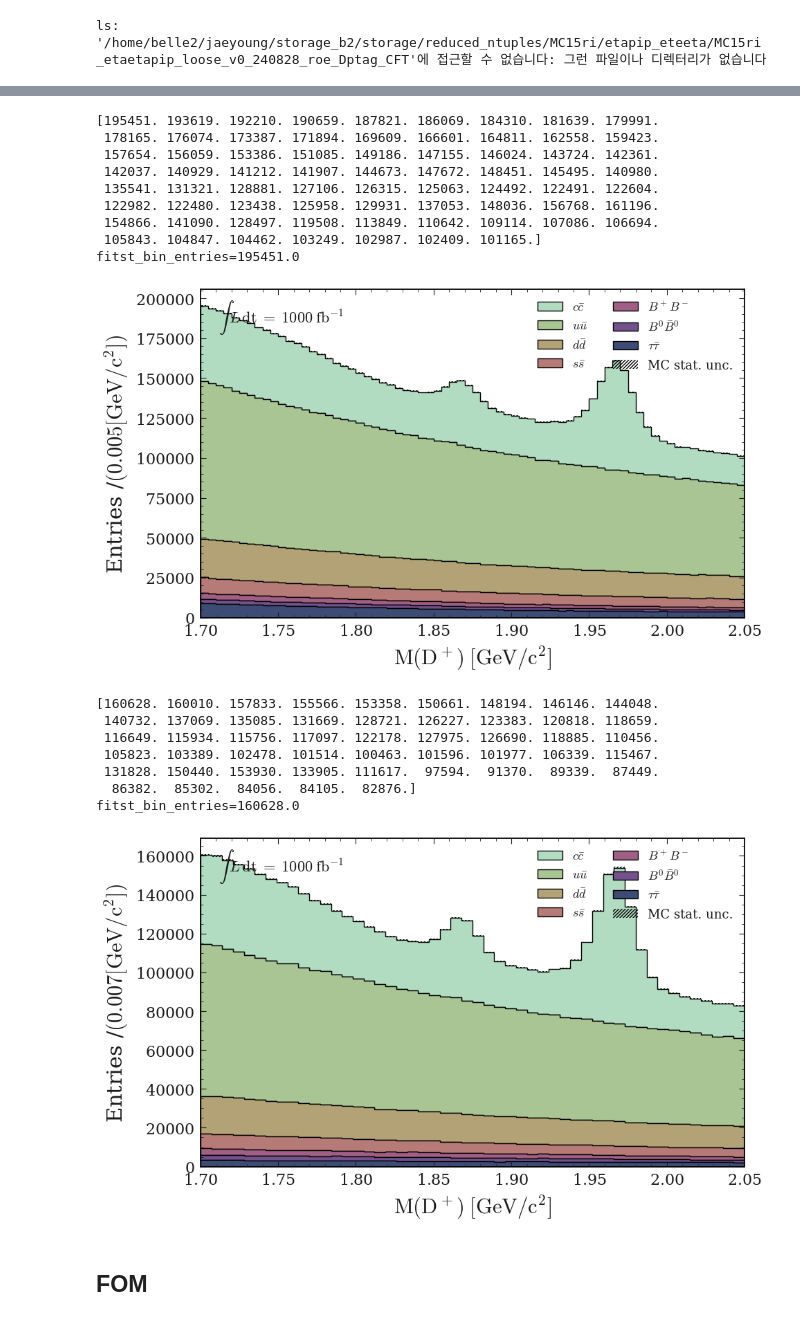
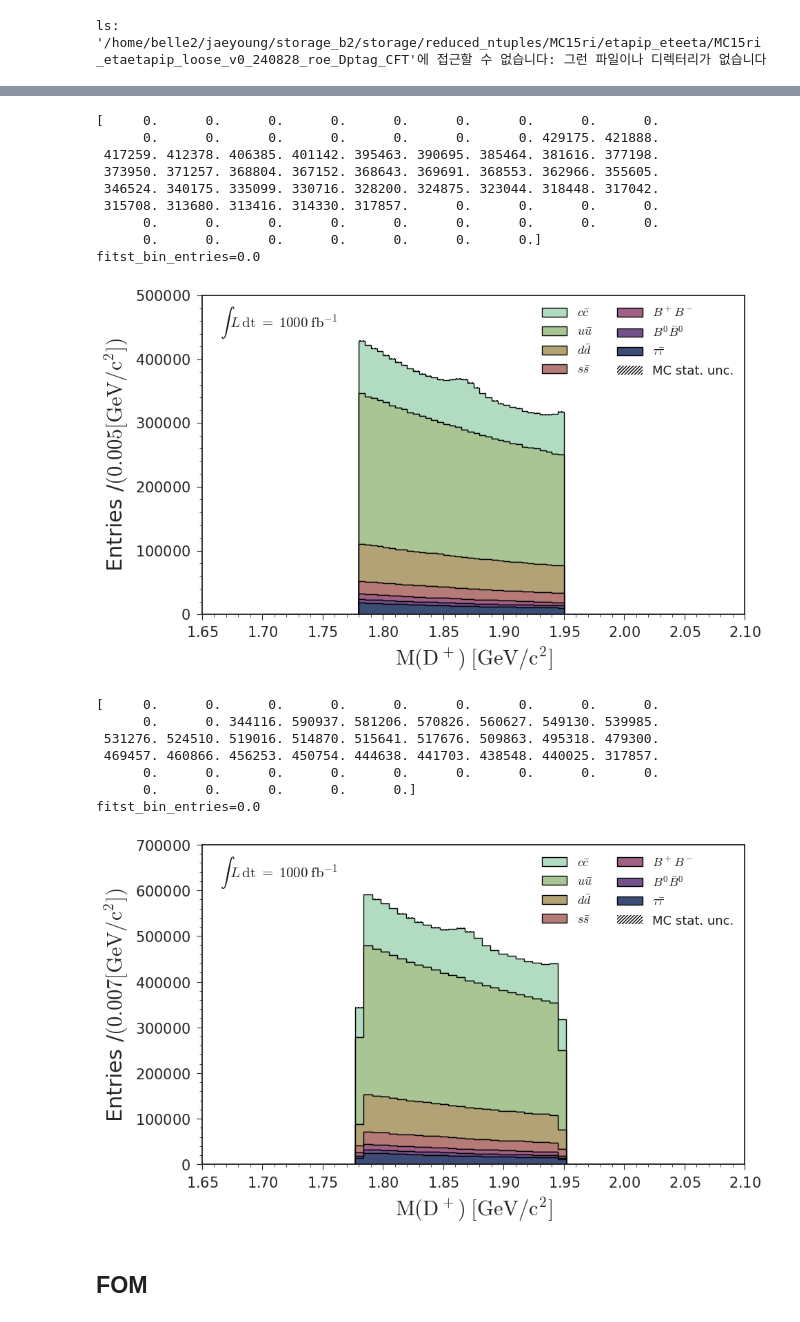
Before and after one commit to jykim-physics/DRAW_and_FITTING, a Jupyter notebook: main/ANALYSIS/FOM/etapip_gg/MC15ri_FOM.ipynb, the cells around one changed output, grey strips where cells are left out. Saved outputs shown, nothing was run; the diff lists cells and outputs as text; code cells hidden in the pictures.

```diff
--- a/main/ANALYSIS/FOM/etapip_gg/MC15ri_FOM.ipynb
+++ b/main/ANALYSIS/FOM/etapip_gg/MC15ri_FOM.ipynb
@@ -30,6 +29,6 @@ The autoreload extension is already loaded. To reload it, use:
 # %%
 base_file_loc = '/home/belle2/jaeyoung/storage_b2/storage/reduced_ntuples/MC15ri/etapip_eteeta/MC15ri_etaetapip_loose_v0_240828_roe_Dptag_CFT'
-base_file_loc = '/share/storage/jykim/storage_b2/storage/reduced_ntuples/MC15ri/etapip_eteeta/MC15ri_etaetapip_loose_v0_240828_roe_Dptag_CFT_addcosHel'
+base_file_loc = '/share/storage/jykim/storage_b2/storage/reduced_ntuples/MC15ri/etapip_eteeta/MC15ri_etaetapip_loose_v1_241013_roe_Dptag_CFT_nopi0veto'
 # base_file_loc = '/share/storage/jykim/storage_b2/storage/reduced_ntuples/MC15ri/etapip_eteeta/MC15ri_etaetapip_optimized_v0_240909_roe_Dptag_CFT_nontag'
 # %%
 !ls /share/storage/jykim/storage_b2/storage/reduced_ntuples/MC15ri/etapip_eteeta/
@@ -66,6 +66,8 @@ generic_mixed = base_file_loc + '/*mixed.root'
 generic_taupair = base_file_loc + '/*taupair.root'
 # %%
 base_filter=' Dp_M>0'
+base_filter+= ' && Dp_M>1.78 && Dp_M<1.95'
+
 # base_filter='etapip_gg_rank==1'
 # base_filter+= '  && bdt>0.4'
 
@@ -169,7 +171,7 @@ cut = 'Dp_M>0.0'
 pd_ccbar, pd_uubar,pd_ddbar,pd_ssbar,pd_charged, pd_mixed, pd_taupair = cut_dfs_7types(cut, pd_ccbar, pd_uubar,pd_ddbar,pd_ssbar,pd_charged, pd_mixed, pd_taupair)
 # %%
 # Extract the directory from the file path
-plot_directory = "/share/storage/jykim/storage_b2/storage/PLOTS/mc15ri_generic/MC15ri_etaetapip_loose_v0_240828_roe_Dptag_CFT_non_tag/cut_study"
+plot_directory = "/share/storage/jykim/storage_b2/storage/PLOTS/mc15ri_generic/MC15ri_etaetapip_loose_v1_241013_roe_Dptag_CFT_nopi0veto/cut_study"
 # plot_directory = os.path.dirname(file_path)
 if not os.path.exists(plot_directory):
     os.makedirs(plot_directory)
@@ -287,21 +289,21 @@ xlabel = "$\mathrm{M(D^+)}$"
 
 # img_path = plot_directory + "/MC15ri_Dpetapip_gg_pre_sel_DpM_step1.png"
 # img_path = plot_directory + "/MC15ri_Dpetapip_gg_loose_v0_step1_Dstartag.png"
-img_path = plot_directory + "/MC15ri_Dpetapip_gg_loose_v0_nontag.png"
+img_path = plot_directory + "/MC15ri_Dpetapip_gg_loose_v1_nontag.png"
 
-# img_path = plot_directory + "/test.png"
+img_path = plot_directory + "/test.png"
 
 wrap_draw(var=var,data=data,scale=scale,xrange=xrange,nbins=nbins,xlabel=xlabel, luminosity=luminosity,img_path=img_path)
 # %% [output]
-[195451. 193619. 192210. 190659. 187821. 186069. 184310. 181639. 179991.
- 178165. 176074. 173387. 171894. 169609. 166601. 164811. 162558. 159423.
- 157654. 156059. 153386. 151085. 149186. 147155. 146024. 143724. 142361.
- 142037. 140929. 141212. 141907. 144673. 147672. 148451. 145495. 140980.
- 135541. 131321. 128881. 127106. 126315. 125063. 124492. 122491. 122604.
- 122982. 122480. 123438. 125958. 129931. 137053. 148036. 156768. 161196.
- 154866. 141090. 128497. 119508. 113849. 110642. 109114. 107086. 106694.
- 105843. 104847. 104462. 103249. 102987. 102409. 101165.]
-fitst_bin_entries=195451.0
+[     0.      0.      0.      0.      0.      0.      0.      0.      0.
+      0.      0.      0.      0.      0.      0.      0. 429175. 421888.
+ 417259. 412378. 406385. 401142. 395463. 390695. 385464. 381616. 377198.
+ 373950. 371257. 368804. 367152. 368643. 369691. 368553. 362966. 355605.
+ 346524. 340175. 335099. 330716. 328200. 324875. 323044. 318448. 317042.
+ 315708. 313680. 313416. 314330. 317857.      0.      0.      0.      0.
+      0.      0.      0.      0.      0.      0.      0.      0.      0.
+      0.      0.      0.      0.      0.      0.      0.]
+fitst_bin_entries=0.0
-[figure, old version]
+[figure, new version]
 # %%
 cut = 'Dp_M>0.0'
@@ -323,28 +326,29 @@ pd_ccbar, pd_uubar,pd_ddbar,pd_ssbar,pd_charged, pd_mixed, pd_taupair = cut_dfs_
 # %%
 var = 'Dp_M'
 data  = [pd_taupair[var], pd_mixed[var], pd_charged[var],pd_ssbar[var], pd_ddbar[var],pd_uubar[var], pd_ccbar[var]]
 
 xrange = (1.7,2.05)
 nbins = 50
 xlabel = "$\mathrm{M(D^+)}$"
 
 # img_path = plot_directory + "/MC15ri_Dpetapip_gg_pre_sel_DpM_step2.png"
-img_path = plot_directory + "/MC15ri_Dpetapip_gg_loose_v0_step2_eta_angle_cuts_nontag.png"
+# img_path = plot_directory + "/MC15ri_Dpetapip_gg_loose_v0_step2_eta_angle_cuts_nontag.png"
+img_path = plot_directory + "/MC15ri_Dpetapip_gg_loose_v0_step2_dM_pi0_mask_cuts.png"
 
 # img_path = plot_directory + "/MC15ri_Dpetapip_gg_tight_selv0_DpM.png"
 
-# img_path = plot_directory + "/test.png"
+img_path = plot_directory + "/test.png"
 
 wrap_draw(var=var,data=data,scale=scale,xrange=xrange,nbins=nbins,xlabel=xlabel, luminosity=luminosity,img_path=img_path)
 # %% [output]
-[160628. 160010. 157833. 155566. 153358. 150661. 148194. 146146. 144048.
- 140732. 137069. 135085. 131669. 128721. 126227. 123383. 120818. 118659.
- 116649. 115934. 115756. 117097. 122178. 127975. 126690. 118885. 110456.
- 105823. 103389. 102478. 101514. 100463. 101596. 101977. 106339. 115467.
- 131828. 150440. 153930. 133905. 111617.  97594.  91370.  89339.  87449.
-  86382.  85302.  84056.  84105.  82876.]
-fitst_bin_entries=160628.0
+[     0.      0.      0.      0.      0.      0.      0.      0.      0.
+      0.      0. 344116. 590937. 581206. 570826. 560627. 549130. 539985.
+ 531276. 524510. 519016. 514870. 515641. 517676. 509863. 495318. 479300.
+ 469457. 460866. 456253. 450754. 444638. 441703. 438548. 440025. 317857.
+      0.      0.      0.      0.      0.      0.      0.      0.      0.
+      0.      0.      0.      0.      0.]
+fitst_bin_entries=0.0
-[figure, old version]
+[figure, new version]
 # %% [markdown]
 ## FOM
 # %%
```
Also changed, not shown: parts of 10 cells of this notebook, 6 other files.
